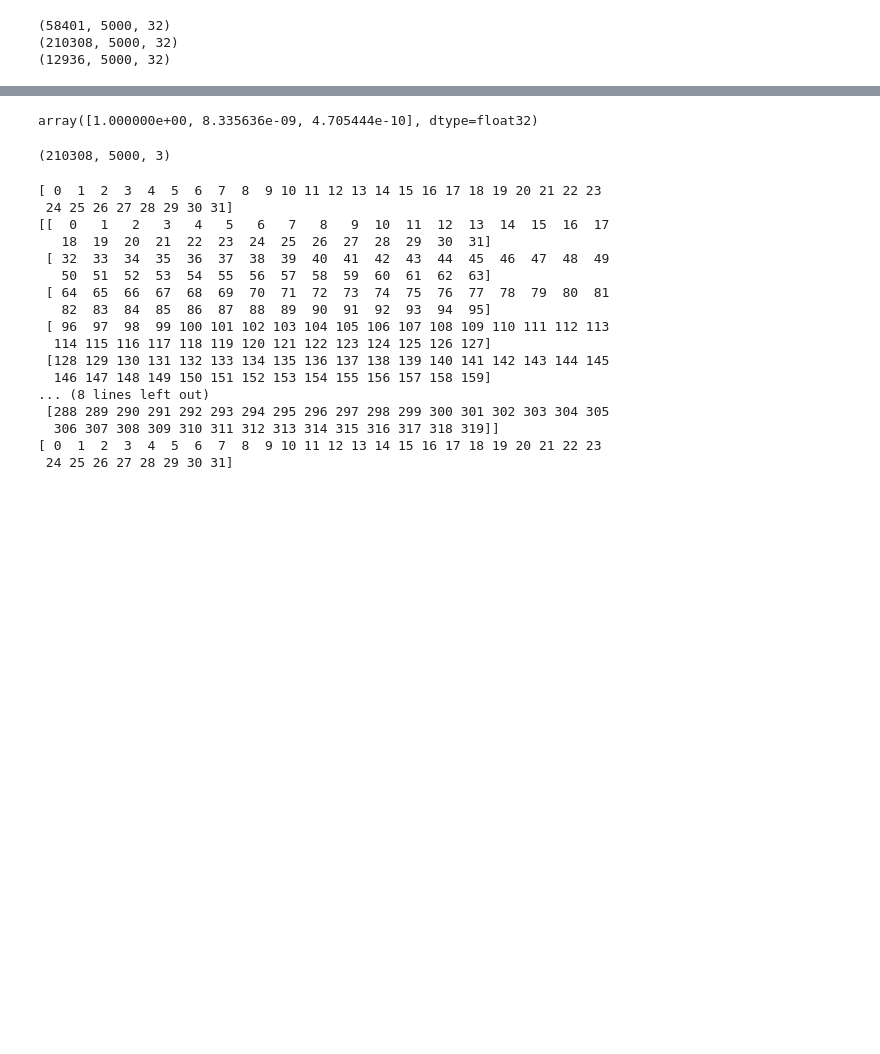
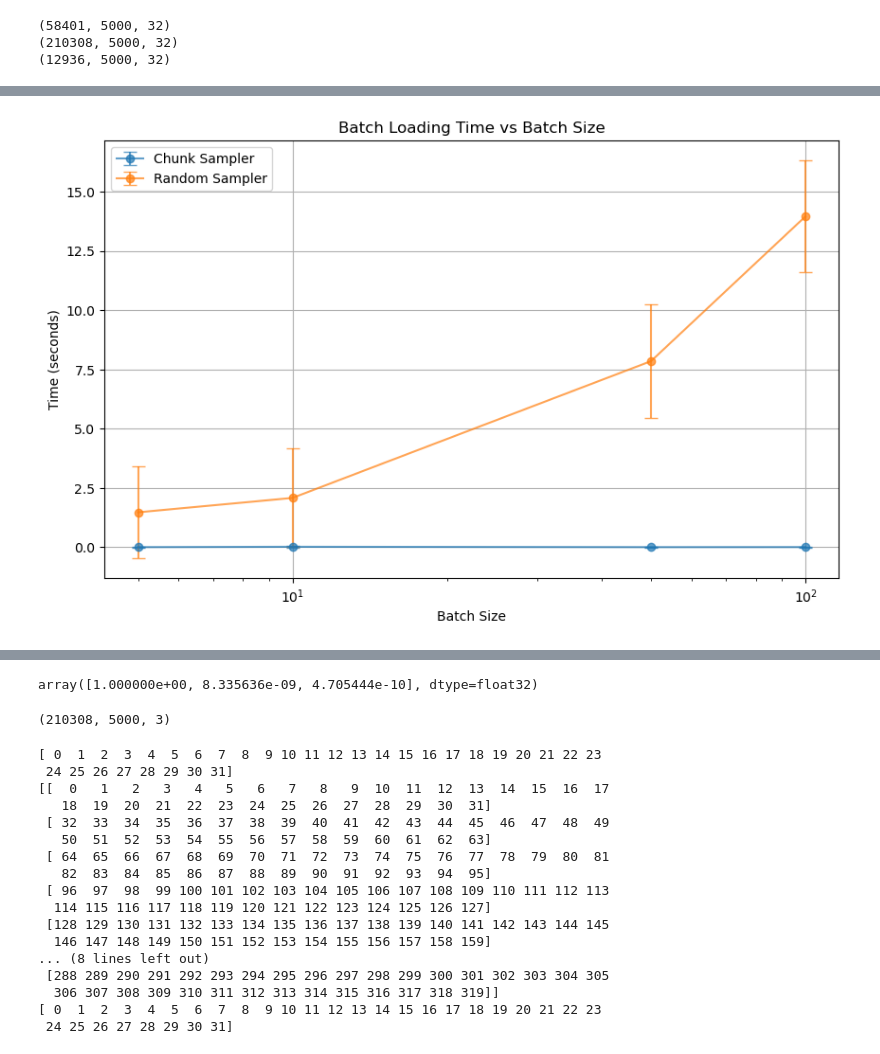
Before and after one commit to jackdesmarais/SAE_Hackathon, a Jupyter notebook: testing/hdf_dataset_testing.ipynb, the cells around one changed output, grey strips where cells are left out. Saved outputs shown, nothing was run; the diff lists cells and outputs as text; code cells hidden in the pictures; blank space fills up the shorter version.

Commit message:
implementing a chunk caching dataset and chunk cognizant sampler

```diff
--- a/testing/hdf_dataset_testing.ipynb
+++ b/testing/hdf_dataset_testing.ipynb
@@ -80,0 +51,5 @@ AttributeError: 'NoneType' object has no attribute 'shape'
+# %%
+ds = HDF3DIterator('/grid/hackathon/data_norepl/splarseers/output/embed_test.h5', 'embed_test', chunk_size=5001)
+print(ds[0])
+print(f'cache start {ds.cache_start_idx} cache end {ds.cache_end_idx}')
+print(f'{ds.cached_data.shape=}')
@@ -80,0 +66,5 @@ AttributeError: 'NoneType' object has no attribute 'shape'
+# %%
+sampler = ChunkBatchSampler(ds, 10)
+for batch in sampler:
+    print(batch)
+    break
@@ -80,0 +73,69 @@ AttributeError: 'NoneType' object has no attribute 'shape'
+# %%
+import time
+import matplotlib.pyplot as plt
+import numpy as np
+from torch.utils.data import RandomSampler
+
+def measure_batch_times(ds, batch_size, n_trials=10):
+    # Test with ChunkBatchSampler
+    print(f"\nBatch size {batch_size}:")
+
+    print('start chunk sampler')
+    chunk_times = []
+    chunk_sampler = iter(ChunkBatchSampler(ds, batch_size, shuffle=True))
+    for _ in range(n_trials):
+        start = time.time()
+        batch = next(chunk_sampler)
+        _ = ds[batch]  # Actually load the data
+        chunk_times.append(time.time() - start)
+
+    chunk_mean = np.mean(chunk_times)
+    chunk_std = np.std(chunk_times)
+    print(f"Chunk Sampler - Mean: {chunk_mean:.4f}s ± {chunk_std:.4f}s")
+
+    # Test with random sampling
+    random_times = []
+    random_sampler = iter(RandomSampler(ds))
+    print('start random sampler')
+    for _ in range(n_trials):
+        start = time.time()
+        batch = [next(random_sampler) for _ in range(batch_size)]
+        _ = ds[batch]  # Actually load the data
+        random_times.append(time.time() - start)
+    random_mean = np.mean(random_times)
+    random_std = np.std(random_times)
+
+    print(f"Random Sampler - Mean: {random_mean:.4f}s ± {random_std:.4f}s")
+    return chunk_mean, chunk_std, random_mean, random_std
+
+# Initialize dataset
+ds = HDF3DIterator('/grid/hackathon/data_norepl/splarseers/output/embed_test.h5', 'embed_test', chunk_size=500)
+
+# Test different batch sizes
+batch_sizes = [5, 10, 50, 100]
+chunk_means = []
+chunk_stds = []
+random_means = []
+random_stds = []
+
+for batch_size in batch_sizes:
+    chunk_mean, chunk_std, random_mean, random_std = measure_batch_times(ds, batch_size)
+    chunk_means.append(chunk_mean)
+    chunk_stds.append(chunk_std)
+    random_means.append(random_mean)
+    random_stds.append(random_std)
+
+# Plot results
+plt.figure(figsize=(10, 6))
+plt.errorbar(batch_sizes, chunk_means, yerr=chunk_stds, label='Chunk Sampler',
+             capsize=5, marker='o', linestyle='-', alpha=0.7)
+plt.errorbar(batch_sizes, random_means, yerr=random_stds, label='Random Sampler',
+             capsize=5, marker='o', linestyle='-', alpha=0.7)
+plt.xlabel('Batch Size')
+plt.ylabel('Time (seconds)')
+plt.title('Batch Loading Time vs Batch Size')
+plt.legend()
+plt.grid(True)
+plt.xscale('log', base=10)
+# plt.yscale('log')
+# %% [output]
@@ -80,0 +159 @@ AttributeError: 'NoneType' object has no attribute 'shape'
+[figure, added]
```
Also changed, not shown: parts of 13 cells of this notebook, 1 other file.
